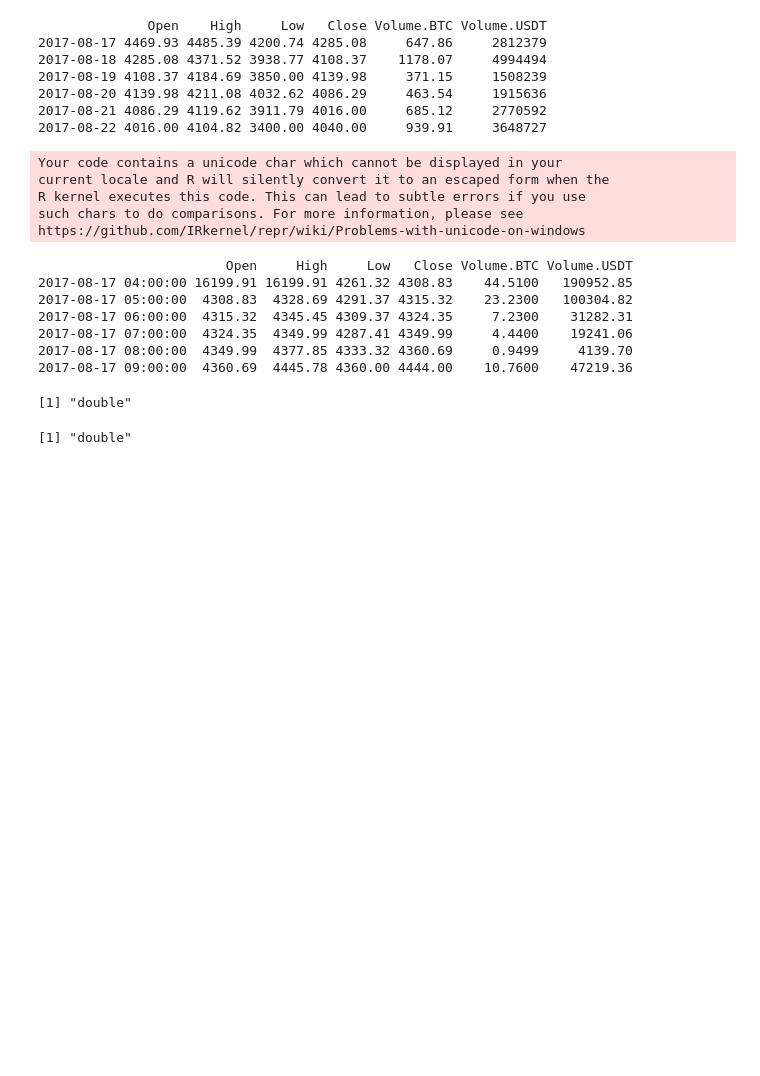
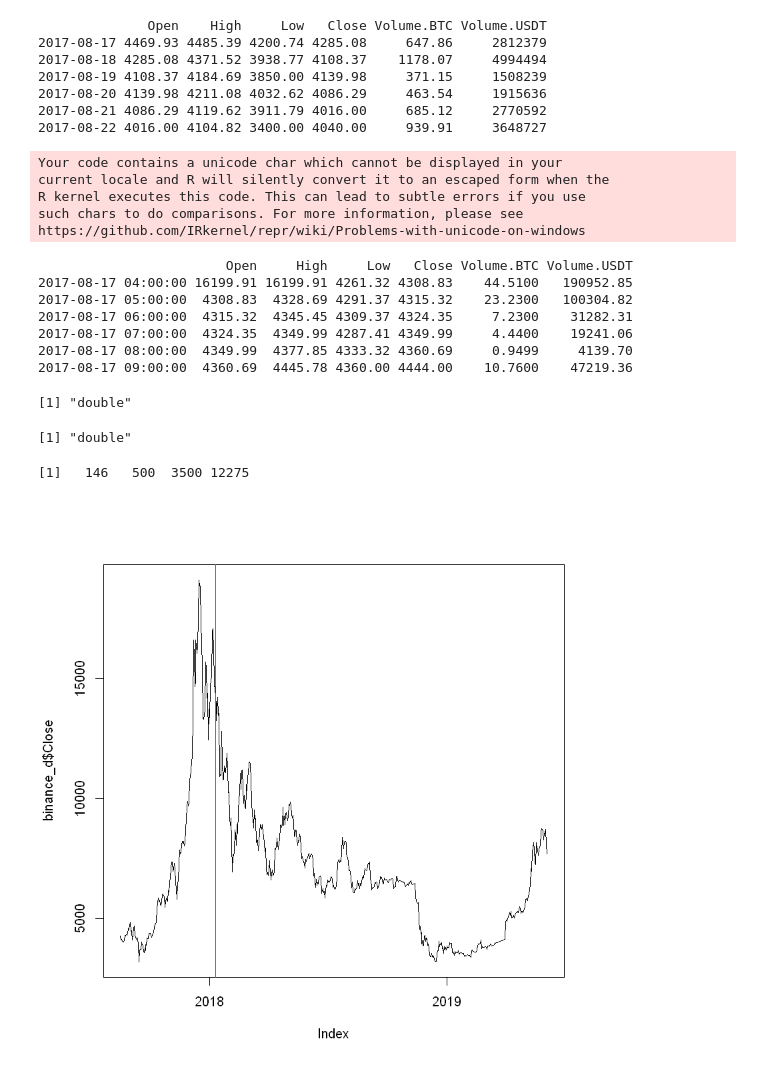
Before and after one commit to jaepil-choi/KIS_Research, a Jupyter notebook: coin-GARCH-R.ipynb, the cells around one changed output. Saved outputs shown, nothing was run; the diff lists cells and outputs as text; code cells hidden in the pictures; blank space fills up the shorter version.

```diff
--- a/coin-GARCH-R.ipynb
+++ b/coin-GARCH-R.ipynb
@@ -85,0 +86,14 @@ binance_h_after <- binance_h[index(binance_h) >= as.Date("2018-10-01")]
+# %%
+print(c(
+    nrow(binance_d_before),
+    nrow(binance_d_after),
+    nrow(binance_h_before),
+    nrow(binance_h_after)
+))
+# %% [output]
+[1]   146   500  3500 12275
+# %%
+plot(binance_d$Close)
+abline(v=as.Date("2018-01-10"), col='red', cex=100)
+# %% [output]
+[figure, added]
```
Also changed, not shown: parts of 12 cells of this notebook.
